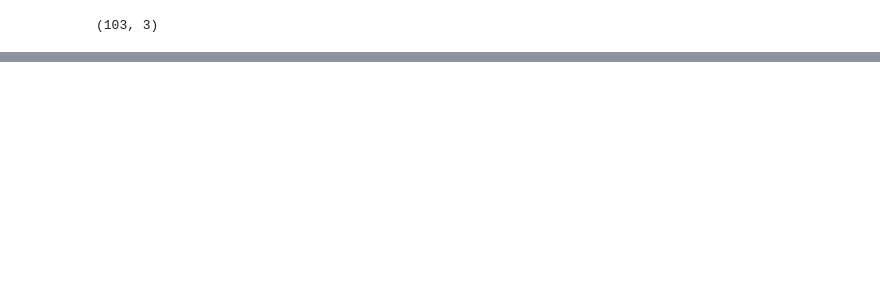
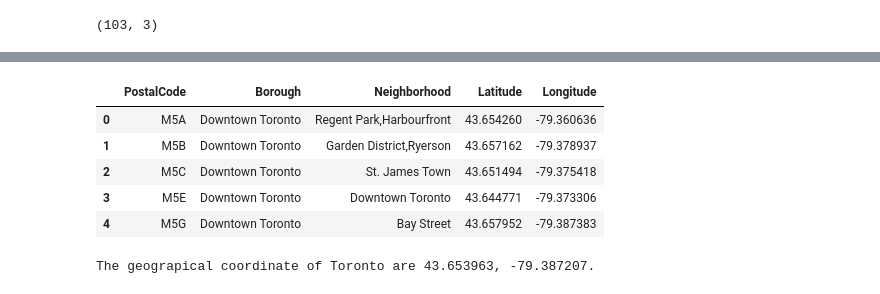
Before and after one commit to saidul-islam98/Battle-of-The-Neighborhoods, a Jupyter notebook: Battle of Neighborhoods.ipynb, the cells around one changed output, grey strips where cells are left out. Saved outputs shown, nothing was run; the diff lists cells and outputs as text; code cells hidden in the pictures; blank space fills up the shorter version.

```diff
--- a/Battle of Neighborhoods.ipynb
+++ b/Battle of Neighborhoods.ipynb
@@ -112,0 +224,20 @@ df.shape
+# %%
+Toronto_data = df[df['Borough'] == 'Downtown Toronto'].reset_index(drop=True)
+Toronto_data.head()
+# %% [output]
+|  | PostalCode | Borough | Neighborhood | Latitude | Longitude |
+| 0 | M5A | Downtown Toronto | Regent Park,Harbourfront | 43.654260 | -79.360636 |
+| 1 | M5B | Downtown Toronto | Garden District,Ryerson | 43.657162 | -79.378937 |
+| 2 | M5C | Downtown Toronto | St. James Town | 43.651494 | -79.375418 |
+| 3 | M5E | Downtown Toronto | Downtown Toronto | 43.644771 | -79.373306 |
+| 4 | M5G | Downtown Toronto | Bay Street | 43.657952 | -79.387383 |
+# %%
+address = 'Toronto'
+
+geolocator = Nominatim(user_agent="tr_explorer")
+location = geolocator.geocode(address)
+latitude = location.latitude
+longitude = location.longitude
+print('The geograpical coordinate of Toronto are {}, {}.'.format(latitude, longitude))
+# %% [output]
+The geograpical coordinate of Toronto are 43.653963, -79.387207.
```
Also changed, not shown: parts of 15 cells of this notebook.
